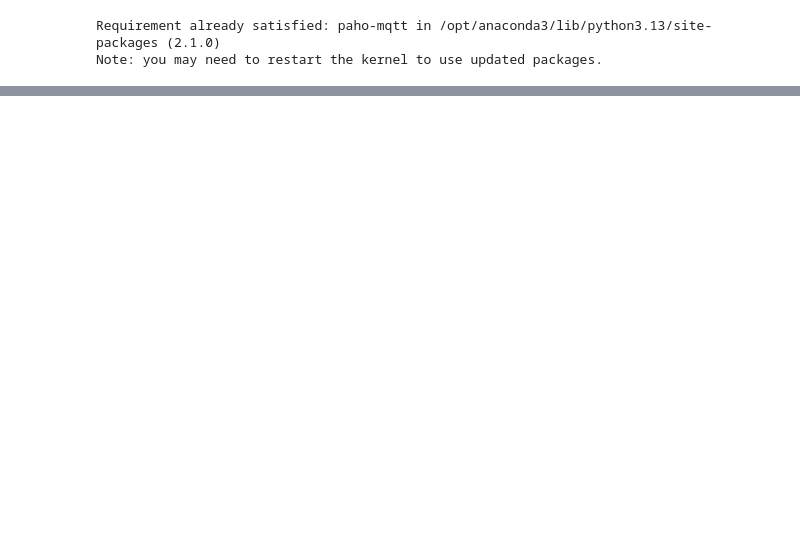
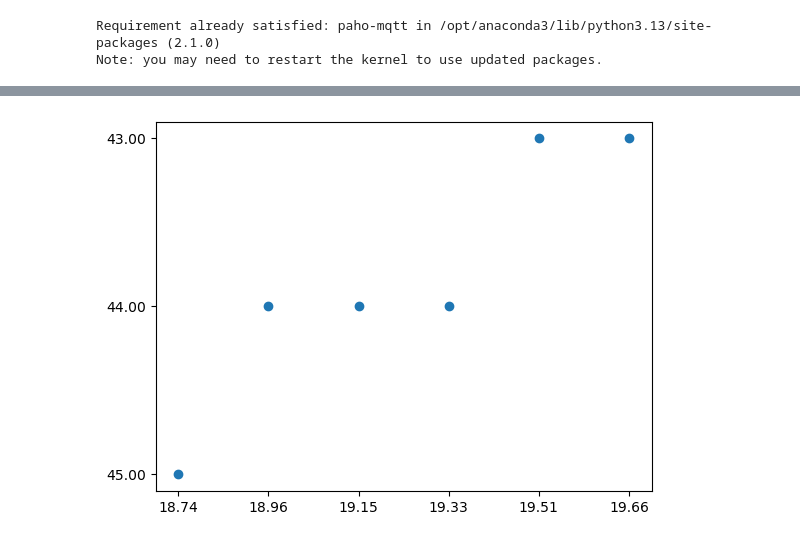
Before and after one commit to grace-nicholson/501_mini_project, a Jupyter notebook: project_python_code.ipynb, the cells around one changed output, grey strips where cells are left out. Cells and saved outputs as stored; diff of their text form; code cells hidden in the pictures; blank space fills up the shorter version.

```diff
--- a/project_python_code.ipynb
+++ b/project_python_code.ipynb
@@ -89,0 +115,16 @@ print("\n==========================================================\n")
+# %%
+import matplotlib as mpl
+mpl.rcParams['axes.formatter.useoffset'] = False    # Remove annoying auto-offset
+import matplotlib.pyplot as plt
+
+# Create a figure
+fig = plt.figure()
+# Add an axis to the figure
+ax = fig.add_subplot(111)
+# Tell the axis to plot the data - time on the x-axis, temperature on the y-axis
+ax.scatter(df['temp'], df['humidity'])
+
+# Show the figure - not strictly necessary in jupyter notebook, but essential if you're writing a .py file
+plt.show()
+# %% [output]
+[figure, added]
```
Also changed, not shown: parts of 10 cells of this notebook.
